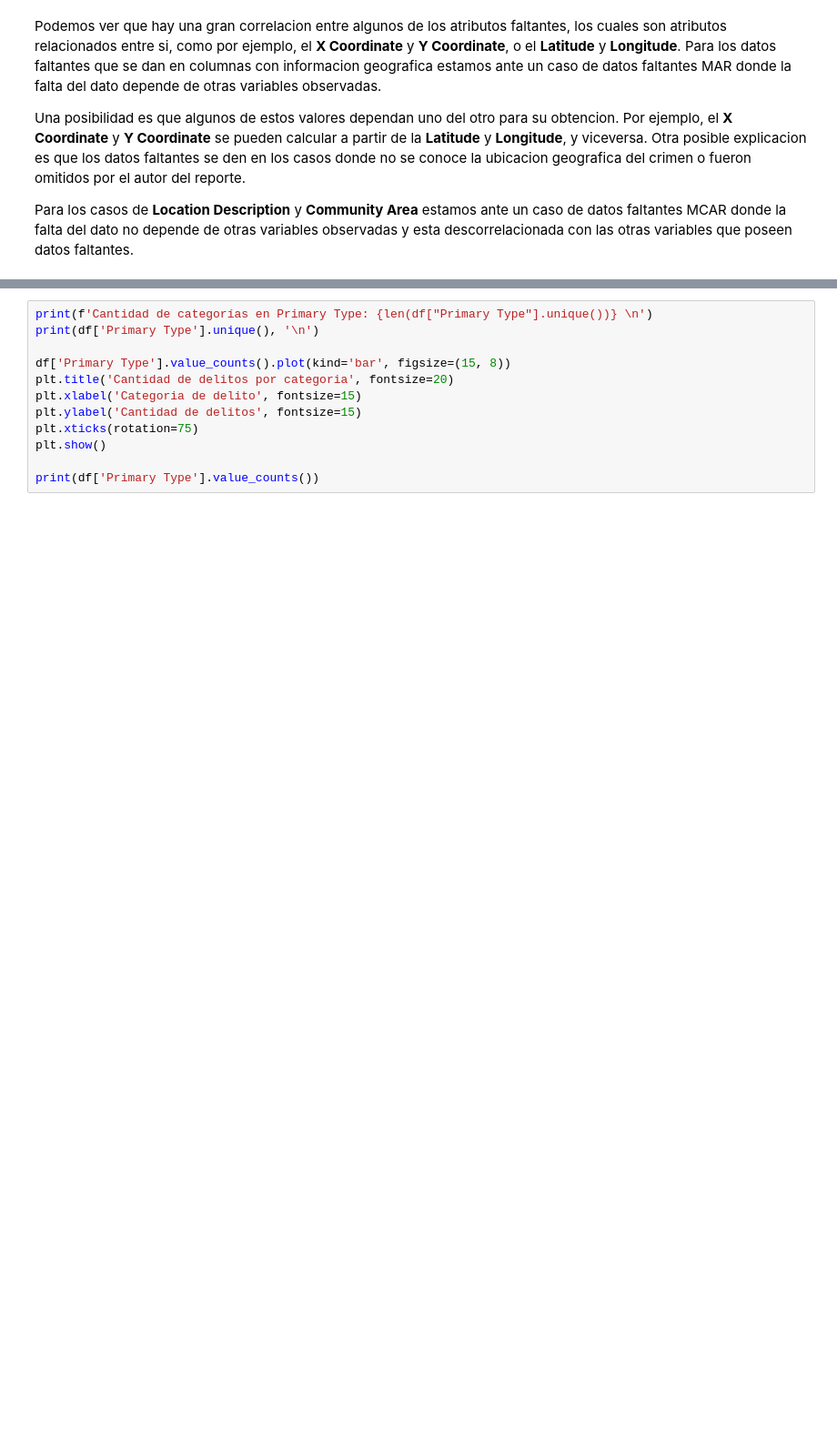
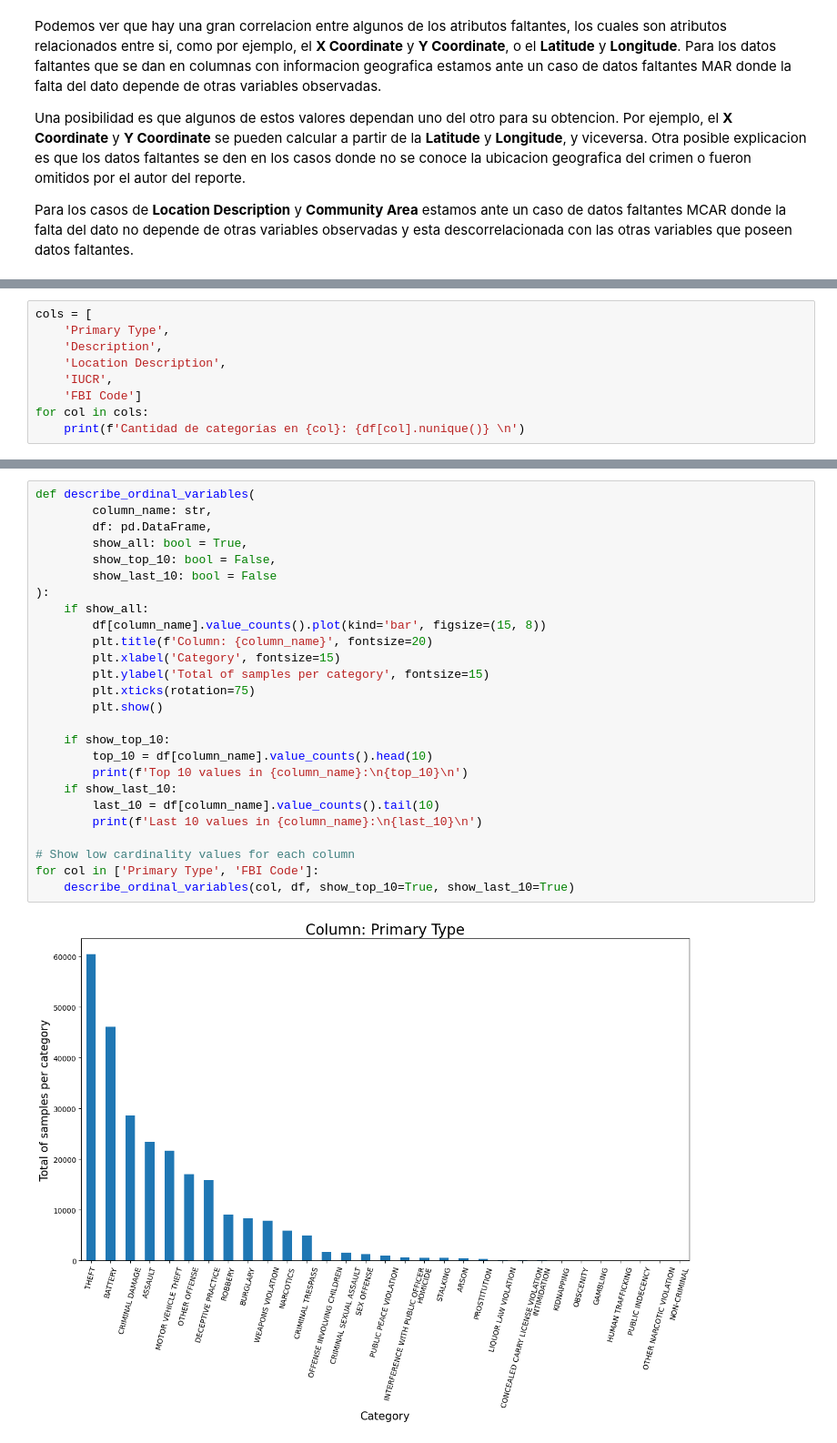
Before and after one commit to maximdorogov/fiuba-analisis-de-datos, a Jupyter notebook: tp1.ipynb, the cells around one changed output, grey strips where cells are left out. Shown at 91% size. Cells and saved outputs as stored; diff of their text form; blank space fills up the shorter version.

Commit message:
visualizacion de variables alta cardinalidad

```diff
--- a/tp1.ipynb
+++ b/tp1.ipynb
@@ -224,0 +230,9 @@ Veamos que categorias contienen cada una de estas variables, si se catalogan en
+# %%
+cols = [
+    'Primary Type',
+    'Description',
+    'Location Description',
+    'IUCR',
+    'FBI Code']
+for col in cols:
+    print(f'Cantidad de categorías en {col}: {df[col].nunique()} \n')
@@ -225,13 +253,28 @@ Veamos que categorias contienen cada una de estas variables, si se catalogan en
 # %%
-print(f'Cantidad de categorías en Primary Type: {len(df["Primary Type"].unique())} \n')
-print(df['Primary Type'].unique(), '\n')
+def describe_ordinal_variables(
+        column_name: str,
+        df: pd.DataFrame,
+        show_all: bool = True,
+        show_top_10: bool = False,
+        show_last_10: bool = False
+):
+    if show_all:
+        df[column_name].value_counts().plot(kind='bar', figsize=(15, 8))
+        plt.title(f'Column: {column_name}', fontsize=20)
+        plt.xlabel('Category', fontsize=15)
+        plt.ylabel('Total of samples per category', fontsize=15)
+        plt.xticks(rotation=75)
+        plt.show()
 
-df['Primary Type'].value_counts().plot(kind='bar', figsize=(15, 8))
-plt.title('Cantidad de delitos por categoria', fontsize=20)
-plt.xlabel('Categoria de delito', fontsize=15)
-plt.ylabel('Cantidad de delitos', fontsize=15)
-plt.xticks(rotation=75)
-plt.show()
+    if show_top_10:
+        top_10 = df[column_name].value_counts().head(10)
+        print(f'Top 10 values in {column_name}:\n{top_10}\n')
+    if show_last_10:
+        last_10 = df[column_name].value_counts().tail(10)
+        print(f'Last 10 values in {column_name}:\n{last_10}\n')
 
-print(df['Primary Type'].value_counts())
+# Show low cardinality values for each column
+for col in ['Primary Type', 'FBI Code']:
+    describe_ordinal_variables(col, df, show_top_10=True, show_last_10=True)
 # %% [output]
+[figure, new version]
```
Also changed, not shown: parts of 8 cells of this notebook, 1 other file.
